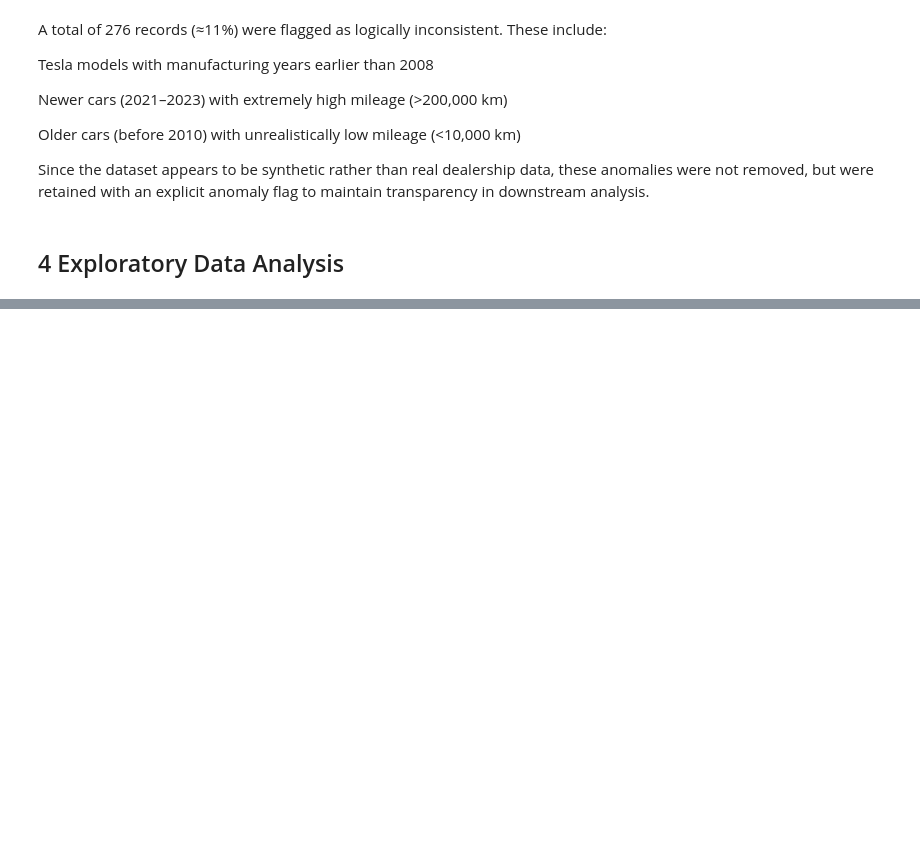
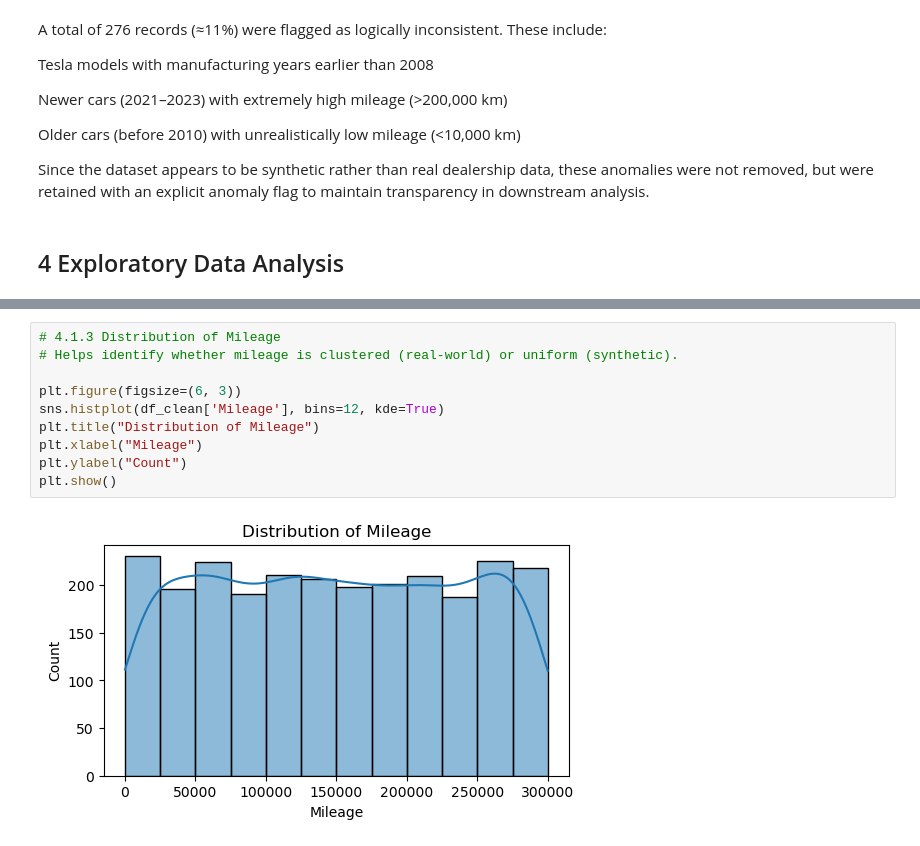
Before and after one commit to Spacecowboy-Spike/python-essential-final-project, a Jupyter notebook: Final_Analysis.ipynb.ipynb, the cells around one changed output, grey strips where cells are left out. Cells and saved outputs as stored; diff of their text form; blank space fills up the shorter version.

```diff
--- a/Final_Analysis.ipynb.ipynb
+++ b/Final_Analysis.ipynb.ipynb
@@ -187,0 +246,12 @@ Since the dataset appears to be synthetic rather than real dealership data, thes
+# %%
+# 4.1.3 Distribution of Mileage
+# Helps identify whether mileage is clustered (real-world) or uniform (synthetic).
+
+plt.figure(figsize=(6, 3))
+sns.histplot(df_clean['Mileage'], bins=12, kde=True)
+plt.title("Distribution of Mileage")
+plt.xlabel("Mileage")
+plt.ylabel("Count")
+plt.show()
+# %% [output]
+[figure, added]
```
Also changed, not shown: parts of 49 cells of this notebook.
